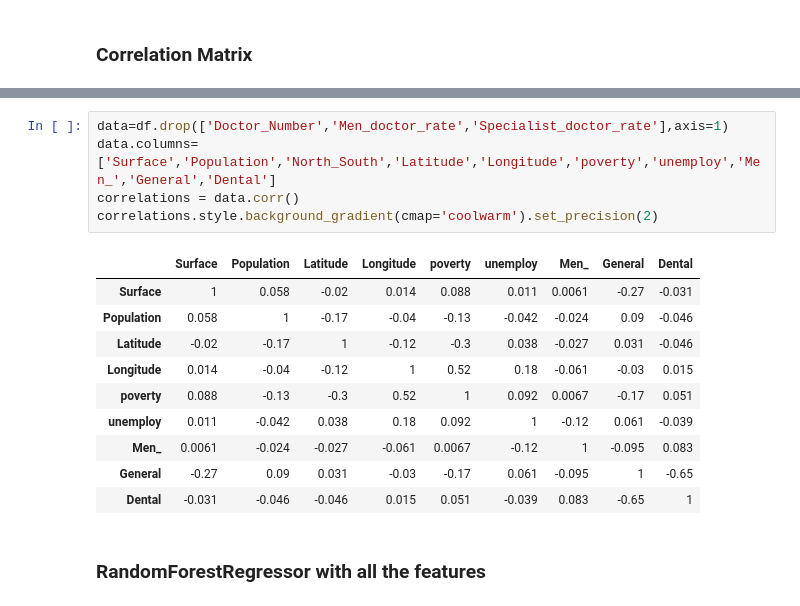
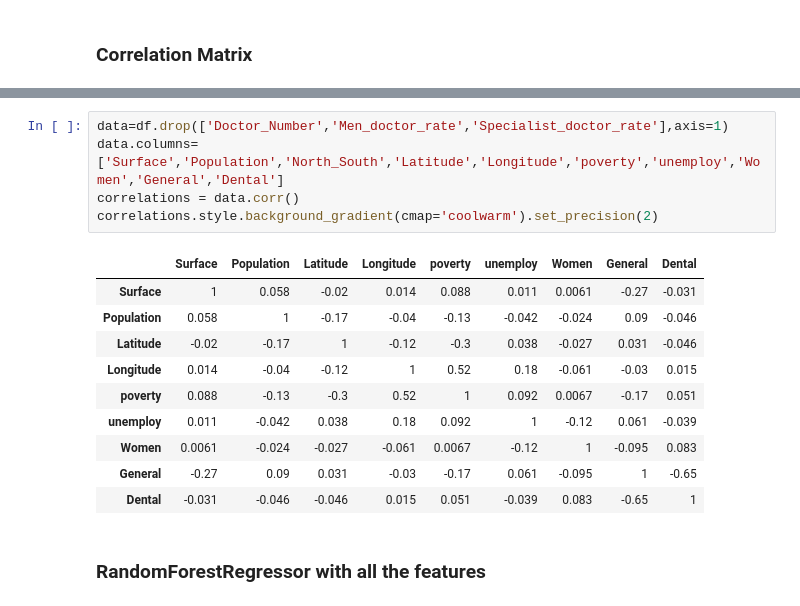
Before and after one commit to DianeDrl/Capstone-Project-1, a Jupyter notebook: Capstone Project 1.ipynb, the cells around one changed output, grey strips where cells are left out. Drawn from its saved outputs; the diff is of its cells as text.

```diff
--- a/Capstone Project 1.ipynb
+++ b/Capstone Project 1.ipynb
@@ -946,17 +948,17 @@ plt.show()
 # %%
 data=df.drop(['Doctor_Number','Men_doctor_rate','Specialist_doctor_rate'],axis=1)
-data.columns=['Surface','Population','North_South','Latitude','Longitude','poverty','unemploy','Men_','General','Dental']
+data.columns=['Surface','Population','North_South','Latitude','Longitude','poverty','unemploy','Women','General','Dental']
 correlations = data.corr()
 correlations.style.background_gradient(cmap='coolwarm').set_precision(2)
 # %% [output]
-|  | Surface | Population | Latitude | Longitude | poverty | unemploy | Men_ | General | Dental |
+|  | Surface | Population | Latitude | Longitude | poverty | unemploy | Women | General | Dental |
 | Surface | 1 | 0.058 | -0.02 | 0.014 | 0.088 | 0.011 | 0.0061 | -0.27 | -0.031 |
 | Population | 0.058 | 1 | -0.17 | -0.04 | -0.13 | -0.042 | -0.024 | 0.09 | -0.046 |
 | Latitude | -0.02 | -0.17 | 1 | -0.12 | -0.3 | 0.038 | -0.027 | 0.031 | -0.046 |
 | Longitude | 0.014 | -0.04 | -0.12 | 1 | 0.52 | 0.18 | -0.061 | -0.03 | 0.015 |
 | poverty | 0.088 | -0.13 | -0.3 | 0.52 | 1 | 0.092 | 0.0067 | -0.17 | 0.051 |
 | unemploy | 0.011 | -0.042 | 0.038 | 0.18 | 0.092 | 1 | -0.12 | 0.061 | -0.039 |
-| Men_ | 0.0061 | -0.024 | -0.027 | -0.061 | 0.0067 | -0.12 | 1 | -0.095 | 0.083 |
+| Women | 0.0061 | -0.024 | -0.027 | -0.061 | 0.0067 | -0.12 | 1 | -0.095 | 0.083 |
 | General | -0.27 | 0.09 | 0.031 | -0.03 | -0.17 | 0.061 | -0.095 | 1 | -0.65 |
 | Dental | -0.031 | -0.046 | -0.046 | 0.015 | 0.051 | -0.039 | 0.083 | -0.65 | 1 |
 # %% [markdown]
```
Also changed, not shown: parts of 20 cells of this notebook, 1 other file.
